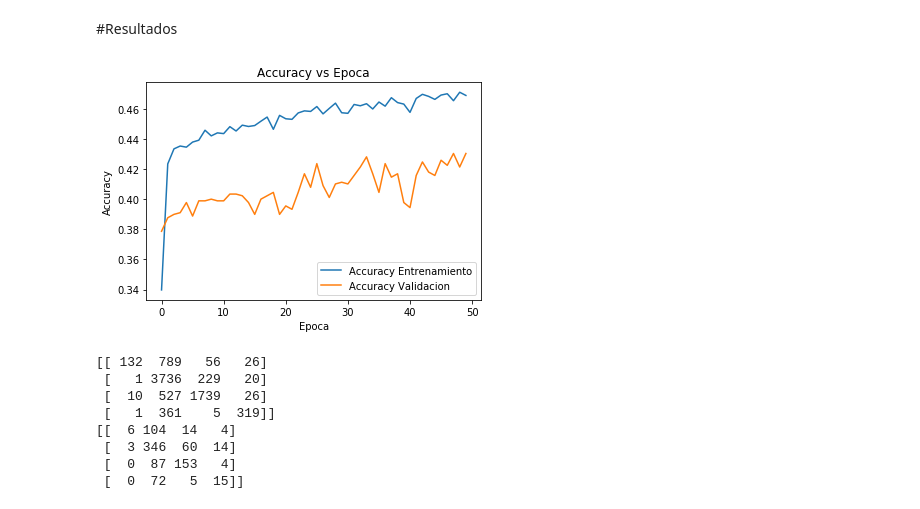
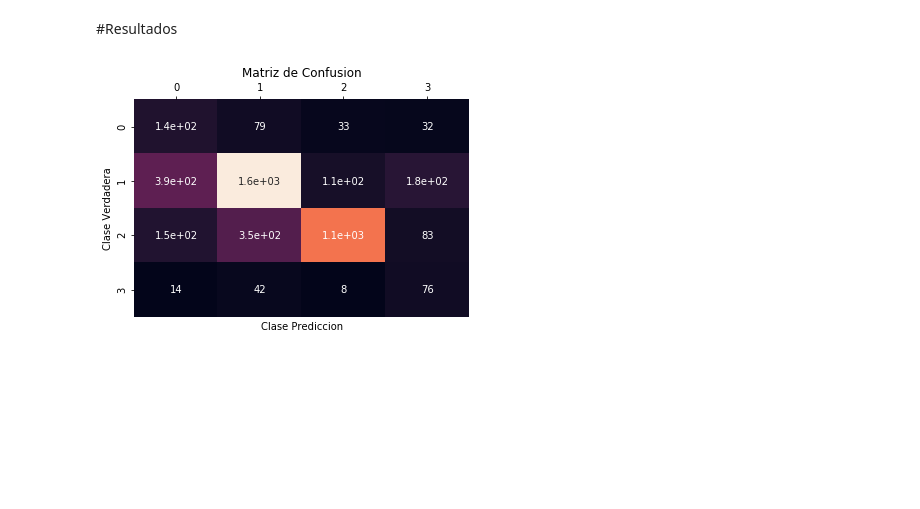
Before and after one commit to jfgf11/Examen-2-Machine, a Jupyter notebook: examen2.ipynb, the cells around one changed output. Drawn from its saved outputs; the diff is of its cells as text; code cells hidden in the pictures; blank space fills up the shorter version.

```diff
--- a/examen2.ipynb
+++ b/examen2.ipynb
@@ -490,0 +549,3 @@ KeyboardInterrupt: ignored
+# %%
+rutaModelo = "drive/My Drive/ModelosExamen2/Modelo.json"
+rutaPesos = "drive/My Drive/ModelosExamen2/PesosModelo.h5"
@@ -490,0 +554,2 @@ KeyboardInterrupt: ignored
+# %%
+modeloCargado = cargarModelo(rutaModelo, rutaPesos)
@@ -586,22 +661,14 @@ def graficarHistoria(pHist):
   plt.title("Accuracy vs Epoca")
   plt.legend()
   plt.show()
-# %%
-graficarHistoria(hist)
-# %% [output]
-[figure, removed]
-# %%
-y1 = modelo.predict_classes(x_train)
-y2 = modelo.predict_classes(x_test)
-
-print(confusion_matrix(y_train, y1))
-print(confusion_matrix(y_test, y2))
-# %% [output]
-[[ 132  789   56   26]
- [   1 3736  229   20]
- [  10  527 1739   26]
- [   1  361    5  319]]
-[[  6 104  14   4]
- [  3 346  60  14]
- [  0  87 153   4]
- [  0  72   5  15]]
+# %%
+y_pred_train = modeloCargado.predict_classes(x_train)
+y_pred_test = modeloCargado.predict_classes(x_test)
+# %%
+resultadosEntrenamiento = Resultados(y_train, y_pred_train)
+resultadosValidacion = Resultados(y_test, y_pred_test)
+# %%
+#resultadosEntrenamiento.graficarMatrizConfusion()
+resultadosValidacion.graficarMatrizConfusion()
+# %% [output]
+[figure, added]
```
Also changed, not shown: parts of 21 cells of this notebook.
